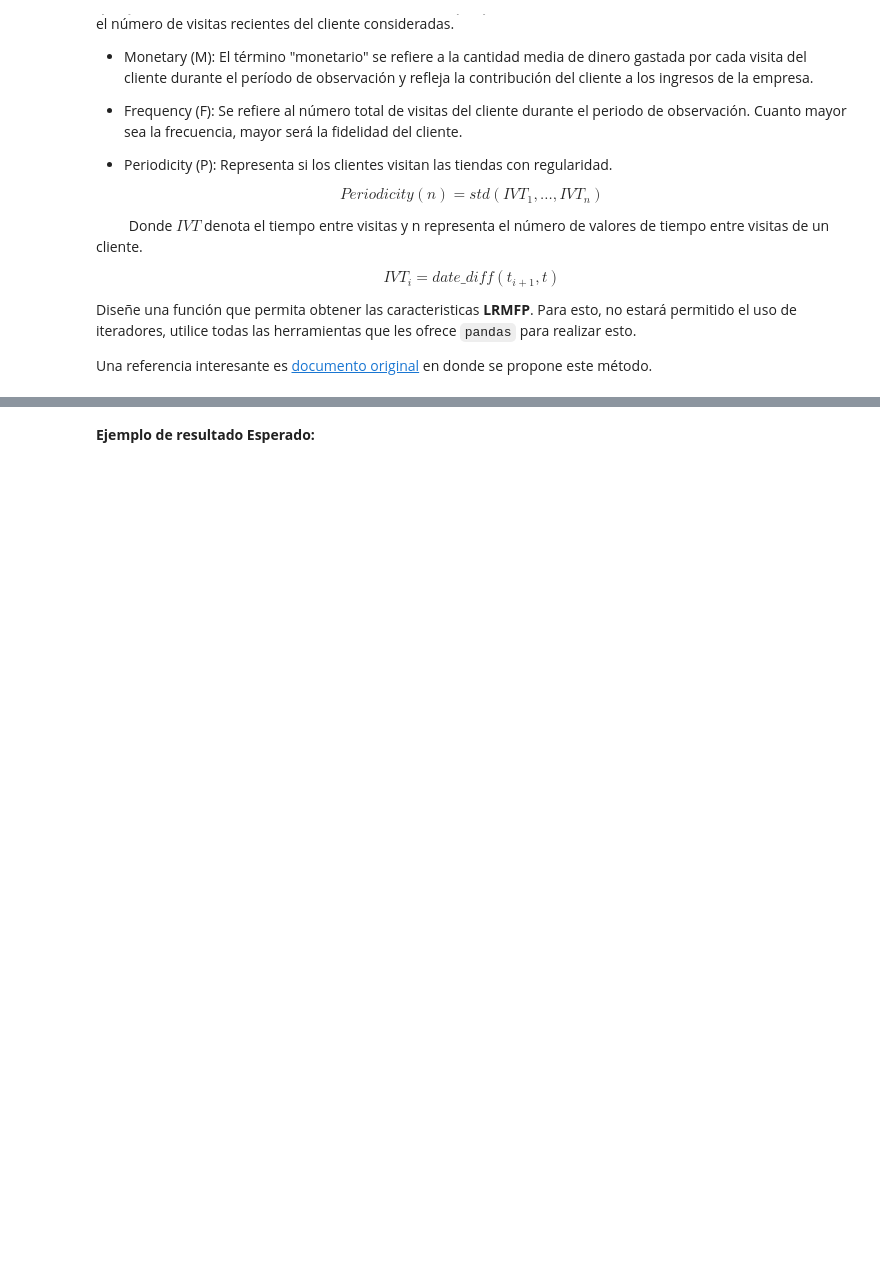
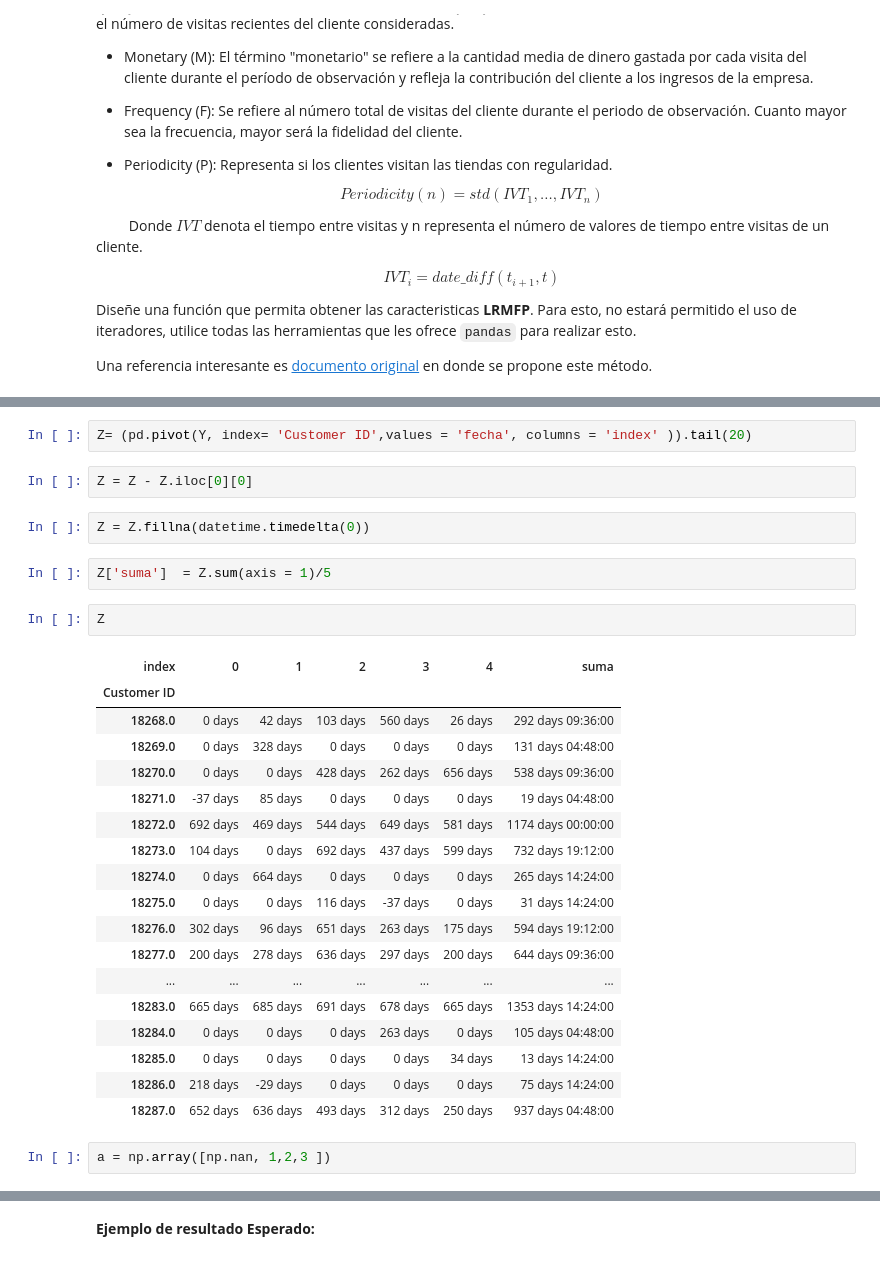
Before and after one commit to mzambrano1/Lab-programacion-cientifica, a Jupyter notebook: Tareas/Tarea 1/Tarea1.ipynb, the cells around one changed output, grey strips where cells are left out. Saved outputs shown, nothing was run; the diff lists cells and outputs as text; blank space fills up the shorter version.

```diff
--- a/Tareas/Tarea 1/Tarea1.ipynb
+++ b/Tareas/Tarea 1/Tarea1.ipynb
@@ -427 +477,32 @@ Una referencia interesante es [documento original](https://www.researchgate.net/
+# %%
+Z= (pd.pivot(Y, index= 'Customer ID',values = 'fecha', columns = 'index' )).tail(20)
+# %%
+Z = Z - Z.iloc[0][0]
+# %%
+Z = Z.fillna(datetime.timedelta(0))
+# %%
+Z['suma']  = Z.sum(axis = 1)/5
+# %%
+Z
+# %% [output]
+| index | 0 | 1 | 2 | 3 | 4 | suma |
+| Customer ID |  |  |  |  |  |  |
+| 18268.0 | 0 days | 42 days | 103 days | 560 days | 26 days | 292 days 09:36:00 |
+| 18269.0 | 0 days | 328 days | 0 days | 0 days | 0 days | 131 days 04:48:00 |
+| 18270.0 | 0 days | 0 days | 428 days | 262 days | 656 days | 538 days 09:36:00 |
+| 18271.0 | -37 days | 85 days | 0 days | 0 days | 0 days | 19 days 04:48:00 |
+| 18272.0 | 692 days | 469 days | 544 days | 649 days | 581 days | 1174 days 00:00:00 |
+| 18273.0 | 104 days | 0 days | 692 days | 437 days | 599 days | 732 days 19:12:00 |
+| 18274.0 | 0 days | 664 days | 0 days | 0 days | 0 days | 265 days 14:24:00 |
+| 18275.0 | 0 days | 0 days | 116 days | -37 days | 0 days | 31 days 14:24:00 |
+| 18276.0 | 302 days | 96 days | 651 days | 263 days | 175 days | 594 days 19:12:00 |
+| 18277.0 | 200 days | 278 days | 636 days | 297 days | 200 days | 644 days 09:36:00 |
+| ... | ... | ... | ... | ... | ... | ... |
+| 18283.0 | 665 days | 685 days | 691 days | 678 days | 665 days | 1353 days 14:24:00 |
+| 18284.0 | 0 days | 0 days | 0 days | 263 days | 0 days | 105 days 04:48:00 |
+| 18285.0 | 0 days | 0 days | 0 days | 0 days | 34 days | 13 days 14:24:00 |
+| 18286.0 | 218 days | -29 days | 0 days | 0 days | 0 days | 75 days 14:24:00 |
+| 18287.0 | 652 days | 636 days | 493 days | 312 days | 250 days | 937 days 04:48:00 |
+# %%
+a = np.array([np.nan, 1,2,3 ])
 # %%
```
Also changed, not shown: parts of 21 cells of this notebook.
